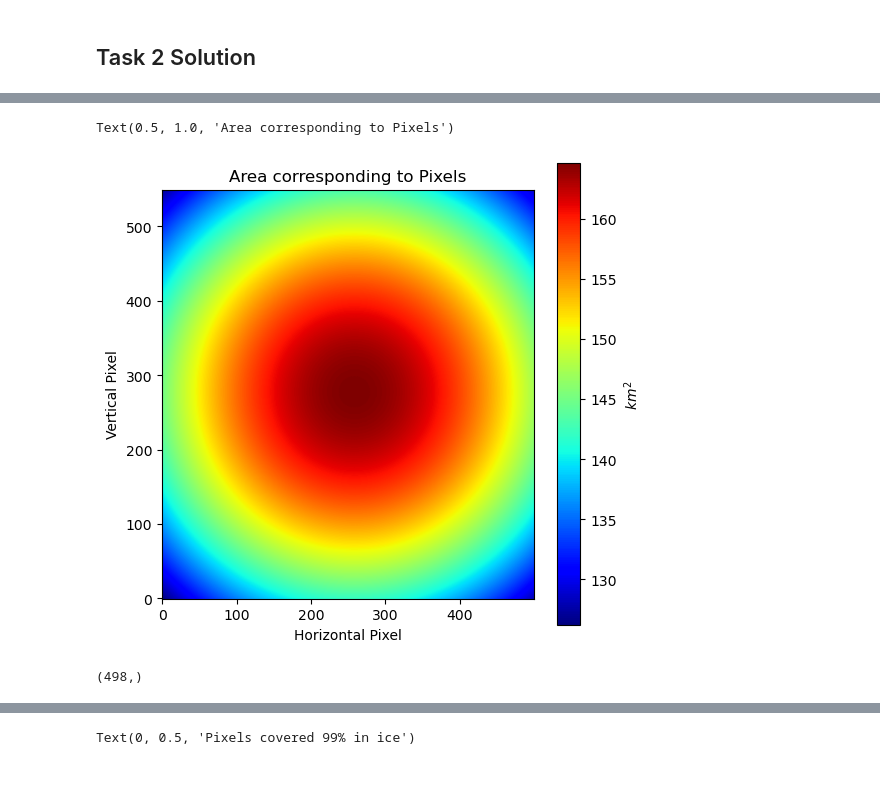
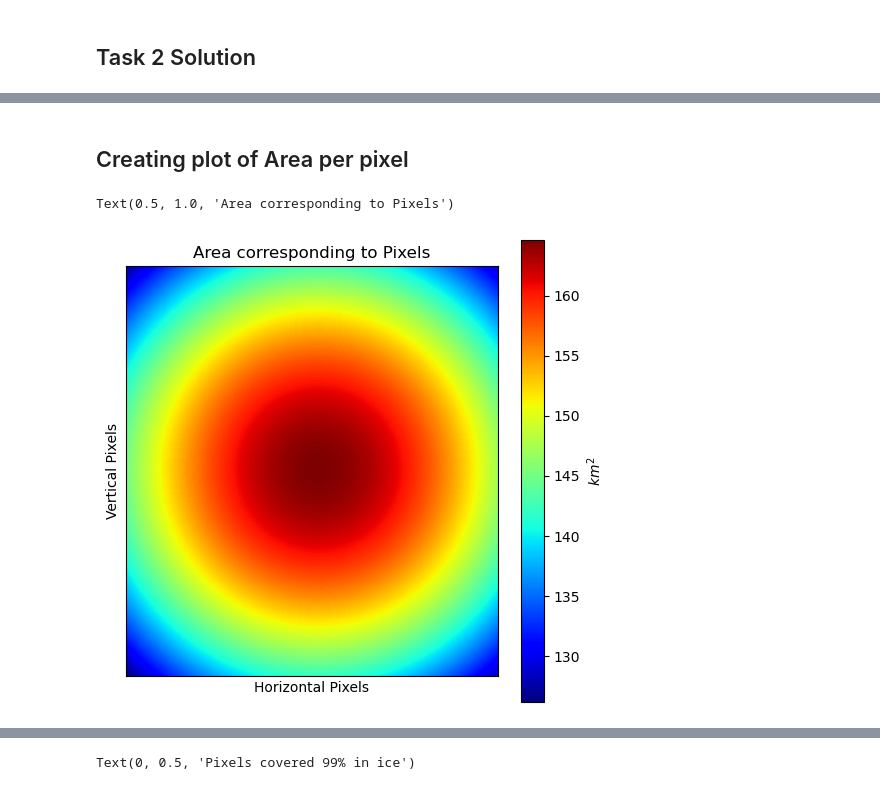
Before and after one commit to benjbrandt/physics725, a Jupyter notebook: Week4/Project_1_Arctic_Ice_maps_students.ipynb, the cells around one changed output, grey strips where cells are left out. Saved outputs shown, nothing was run; the diff lists cells and outputs as text; code cells hidden in the pictures.

```diff
--- a/Week4/Project_1_Arctic_Ice_maps_students.ipynb
+++ b/Week4/Project_1_Arctic_Ice_maps_students.ipynb
@@ -242,43 +258,32 @@ Text(0.5, 1.0, 'Ice coverage over time')
+# %% [markdown]
+## Creating plot of Area per pixel
 # %%
 # data path for the file containing the area for each pixel
+# local
 area_datapath = "../../physics725_data/data_week4/ice_data_area.npy"
+# remote
+#area_datapath = "/home/share/Project_2/ice_data/"
 
 # load the file
 area = np.load(area_datapath)
 
 # create a plot
 fig, ax = plt.subplots(figsize=(6, 6))
 
 # show the data from the loaded file
 test_map = ax.imshow(area, origin='lower', cmap=plt.cm.jet)
 
 # Creating a colorbar
 cbar = fig.colorbar(test_map, orientation='vertical', label=r'$km^2$')
 
+# Remove label ticks
+ax.set_xticks([])
+ax.set_yticks([])
+
 # Create labels and a title
-plt.xlabel('Horizontal Pixel')
-plt.ylabel('Vertical Pixel')
+plt.xlabel('Horizontal Pixels')
+plt.ylabel('Vertical Pixels')
 plt.title('Area corresponding to Pixels')
 # %% [output]
 Text(0.5, 1.0, 'Area corresponding to Pixels')
-[figure, old version]
+[figure, new version]
-# %%
-times = []
-pixels_above_99 = []
-for files in filelist:
-    new_data = np.load(files)
-    filename = os.path.basename(files)                              # get the filename from the file that was just loaded
-    date = filename.split(".")[0]                                   # split the filename at the "." and remove second part (so the .npy) from the file name to only get the year/month/day data
-    year = int(date[:4])
-    month = int(date[4:6])                                          # gets characters 4 and 5 (month)
-    day = int(date[6:8])                                            # gets characters 6 and 7 (day)
-    year_frac = year + (month - 1) / 12 + (day - 1) / 360           # calculate fraction of the year for each file
-    times.append(year_frac)
-
-    mask99 = np.logical_and(new_data >= 99, ~np.isnan(new_data))       # create a mask to check if entry > 50
-    count = np.sum(mask99)                                            # sum up all pixels for which the previous mask has the output True
-    pixels_above_99.append(count)
-
-print(np.shape(times))
-# %% [output]
-(498,)
```
Also changed, not shown: parts of 9 cells of this notebook.
